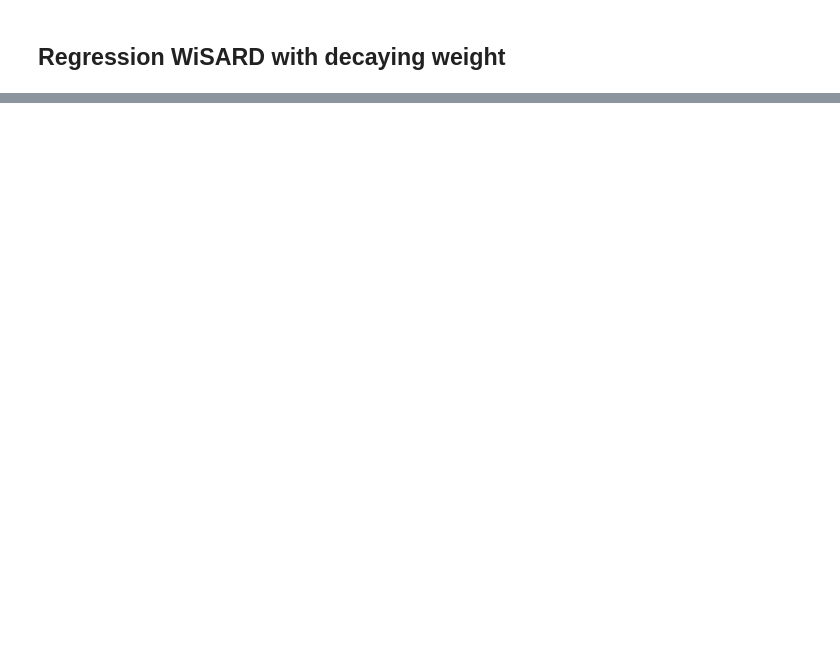
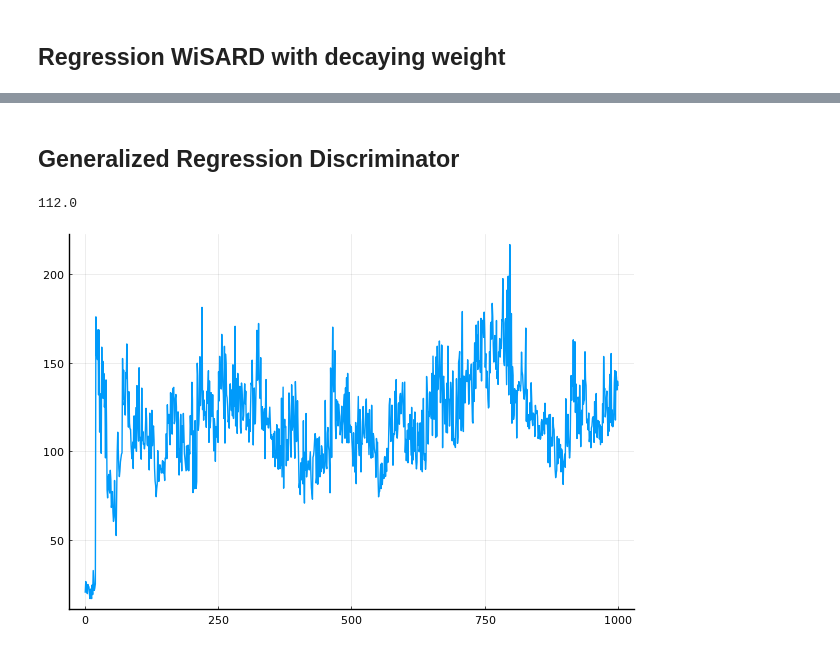
Before and after one commit to RafaelFK/Ramnet.jl, a Jupyter notebook: examples/Cartpole_with_WNN.ipynb, the cells around one changed output, grey strips where cells are left out. Cells and saved outputs as stored; diff of their text form; code cells hidden in the pictures; blank space fills up the shorter version.

```diff
--- a/examples/Cartpole_with_WNN.ipynb
+++ b/examples/Cartpole_with_WNN.ipynb
@@ -300,0 +328,2 @@ run_episode(env, wagent_decay; render=true)
+# %% [markdown]
+## Generalized Regression Discriminator
@@ -300,0 +341,21 @@ run_episode(env, wagent_decay; render=true)
+# %%
+run_episode(env, wagent_gen; render=true)
+# %% [output]
+112.0
+# %%
+res = 270
+n = 30
+
+results = experiment(
+    15,
+    gym.make("CartPole-v1"),
+    GeneralizedRegressionDiscriminatorAgent([0, 1], 4*res, n, Thermometer(0.0, 1.0, res); α = 0.5);
+    epsilon=0.01,
+    exp_batch_size=10,
+    episodes=1000,
+    random_start=20
+)
+
+learning_curve(results)
+# %% [output]
+[figure, added]
```
Also changed, not shown: parts of 10 cells of this notebook, 2 other files.
